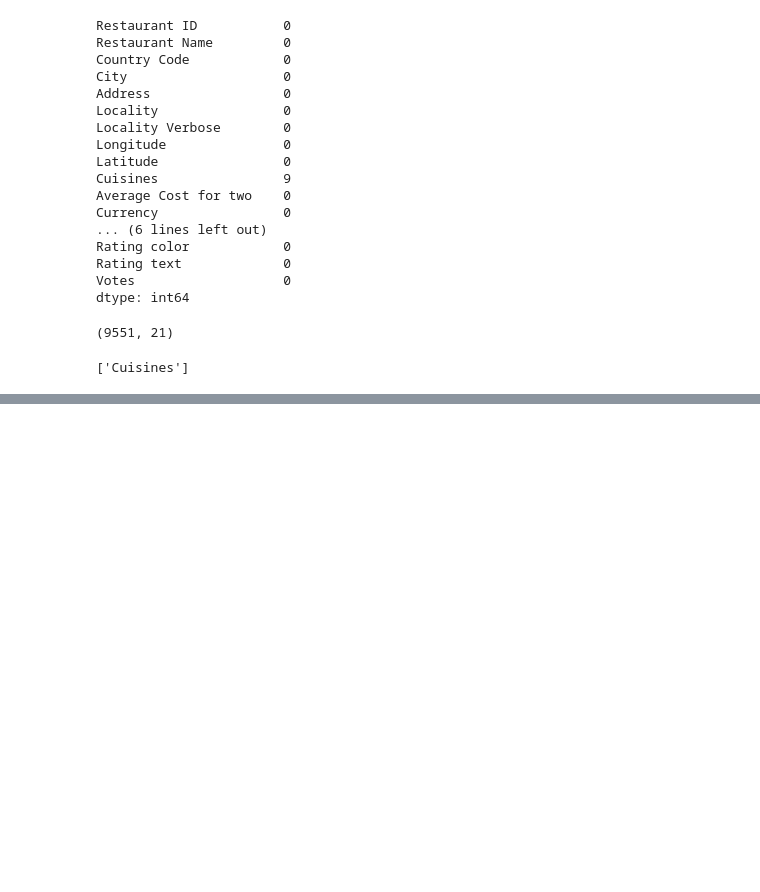
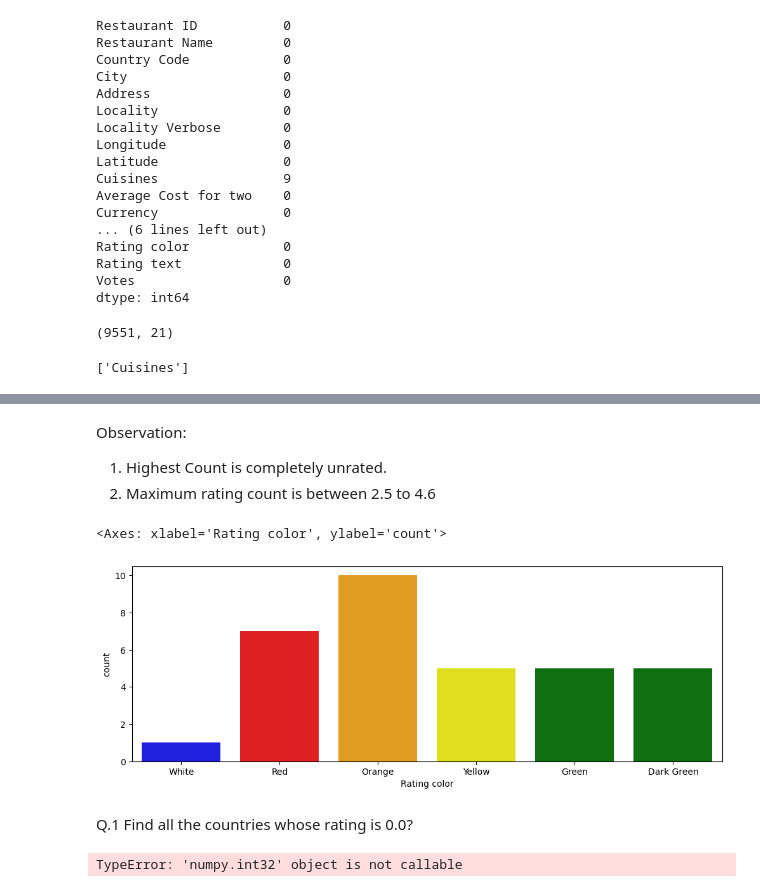
Before and after one commit to AbhiRanj123/Zomato-Dataset, a Jupyter notebook: zomatoEDA.ipynb, the cells around one changed output, grey strips where cells are left out. Cells and saved outputs as stored; diff of their text form; code cells hidden in the pictures; blank space fills up the shorter version.

```diff
--- a/zomatoEDA.ipynb
+++ b/zomatoEDA.ipynb
@@ -167,0 +331,18 @@ sns.heatmap(data.isnull(),yticklabels=False,cbar=False,cmap='viridis')
+# %% [markdown]
+Observation:
+1. Highest Count is completely unrated.
+2. Maximum rating count is between 2.5 to 4.6
+# %%
+#count plot
+sns.countplot(x='Rating color',data=ratings,hue='Rating color',palette=['blue','red','orange','yellow','green','green'])
+# %% [output]
+<Axes: xlabel='Rating color', ylabel='count'>
+[figure, added]
+# %% [markdown]
+Q.1 Find all the countries whose rating is 0.0?
+# %%
+ques1 = data[data['Rating color']=='White']
+#data[data['Aggregate rating']==0.0]
+ques1
+# %% [output]
+TypeError: 'numpy.int32' object is not callable
```
Also changed, not shown: parts of 24 cells of this notebook.
